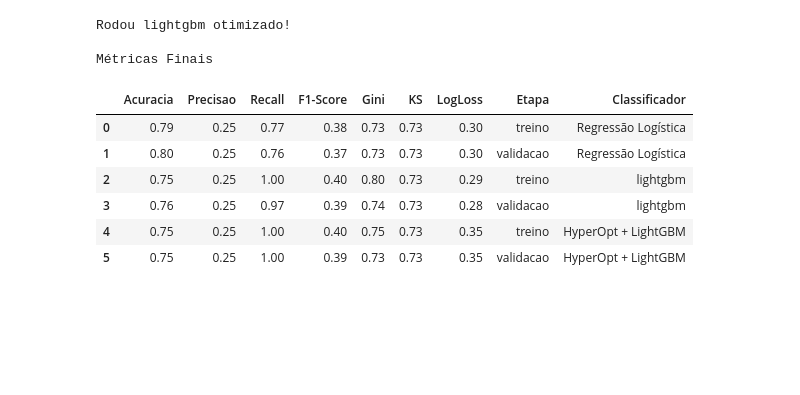
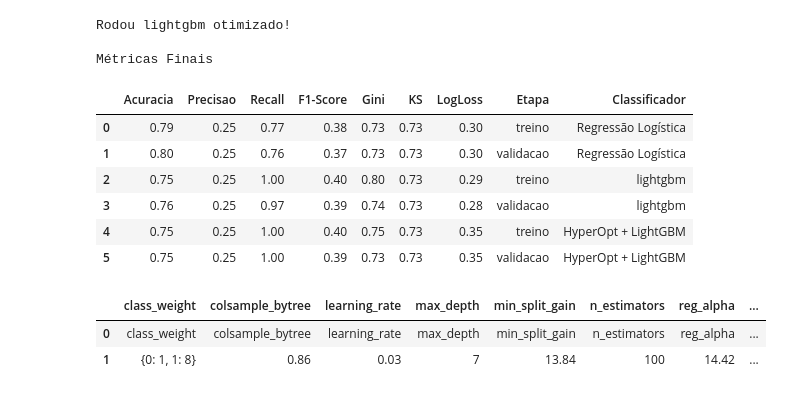
Before and after one commit to leonardovargas10/Modelo_Deteccao_Fraude, a Jupyter notebook: modelo.ipynb, the cells around one changed output. Saved outputs shown, nothing was run; the diff lists cells and outputs as text; code cells hidden in the pictures; blank space fills up the shorter version.

```diff
--- a/modelo.ipynb
+++ b/modelo.ipynb
@@ -1386,6 +1537,12 @@ Métricas Finais
 | 3 | 0.76 | 0.25 | 0.97 | 0.39 | 0.74 | 0.73 | 0.28 | validacao | lightgbm |
 | 4 | 0.75 | 0.25 | 1.00 | 0.40 | 0.75 | 0.73 | 0.35 | treino | HyperOpt + LightGBM |
 | 5 | 0.75 | 0.25 | 1.00 | 0.39 | 0.73 | 0.73 | 0.35 | validacao | HyperOpt + LightGBM |
+# %%
+display(best_hiperpams)
+# %% [output]
+|  | class_weight | colsample_bytree | learning_rate | max_depth | min_split_gain | n_estimators | reg_alpha | ... |
+| 0 | class_weight | colsample_bytree | learning_rate | max_depth | min_split_gain | n_estimators | reg_alpha | ... |
+| 1 | {0: 1, 1: 8} | 0.86 | 0.03 | 7 | 13.84 | 100 | 14.42 | ... |
 # %%
 # Exemplo de uso
 plot_shap(model_otimizado, x_train.sample(n = 1000, random_state = 42), titulo="Importância das Features")
```
Also changed, not shown: parts of 13 cells of this notebook.
